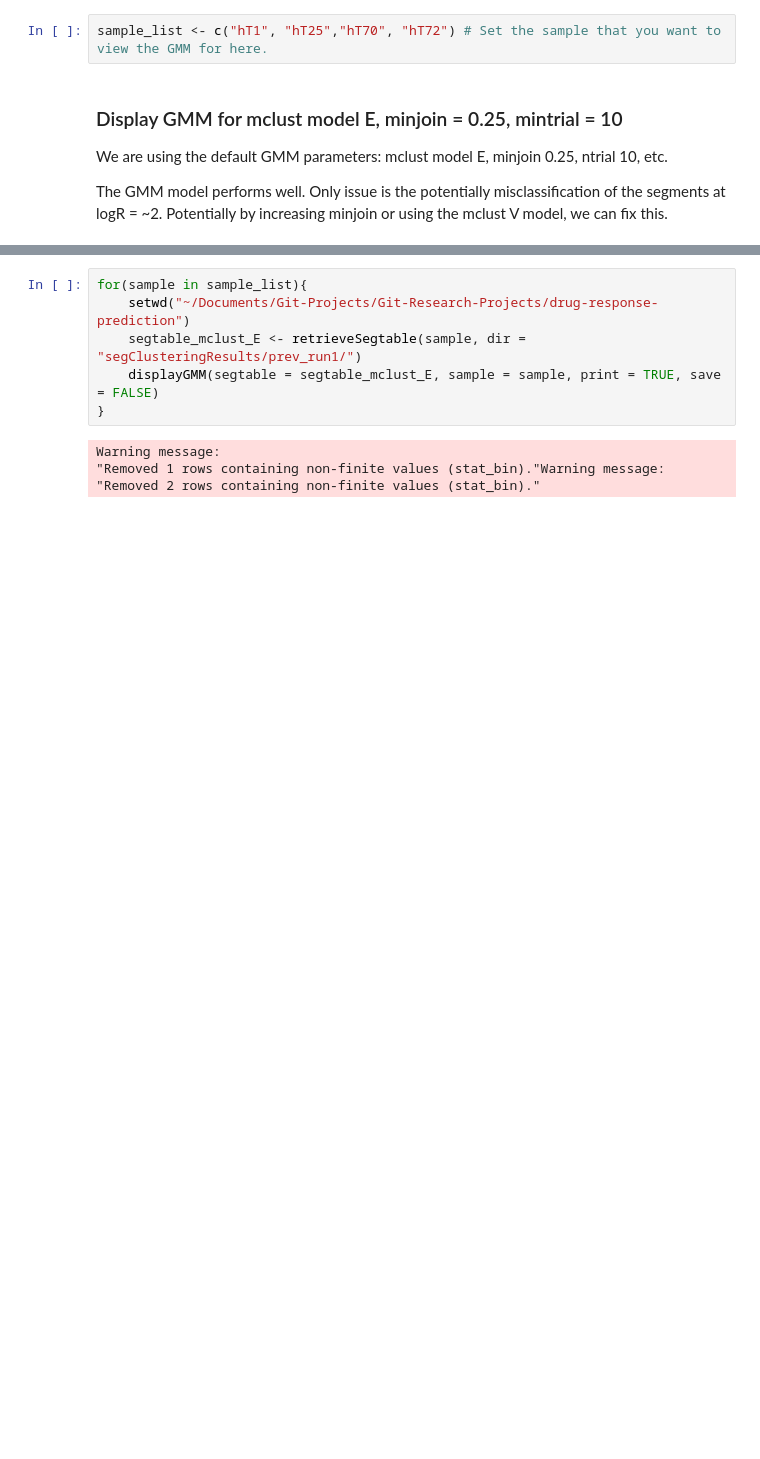
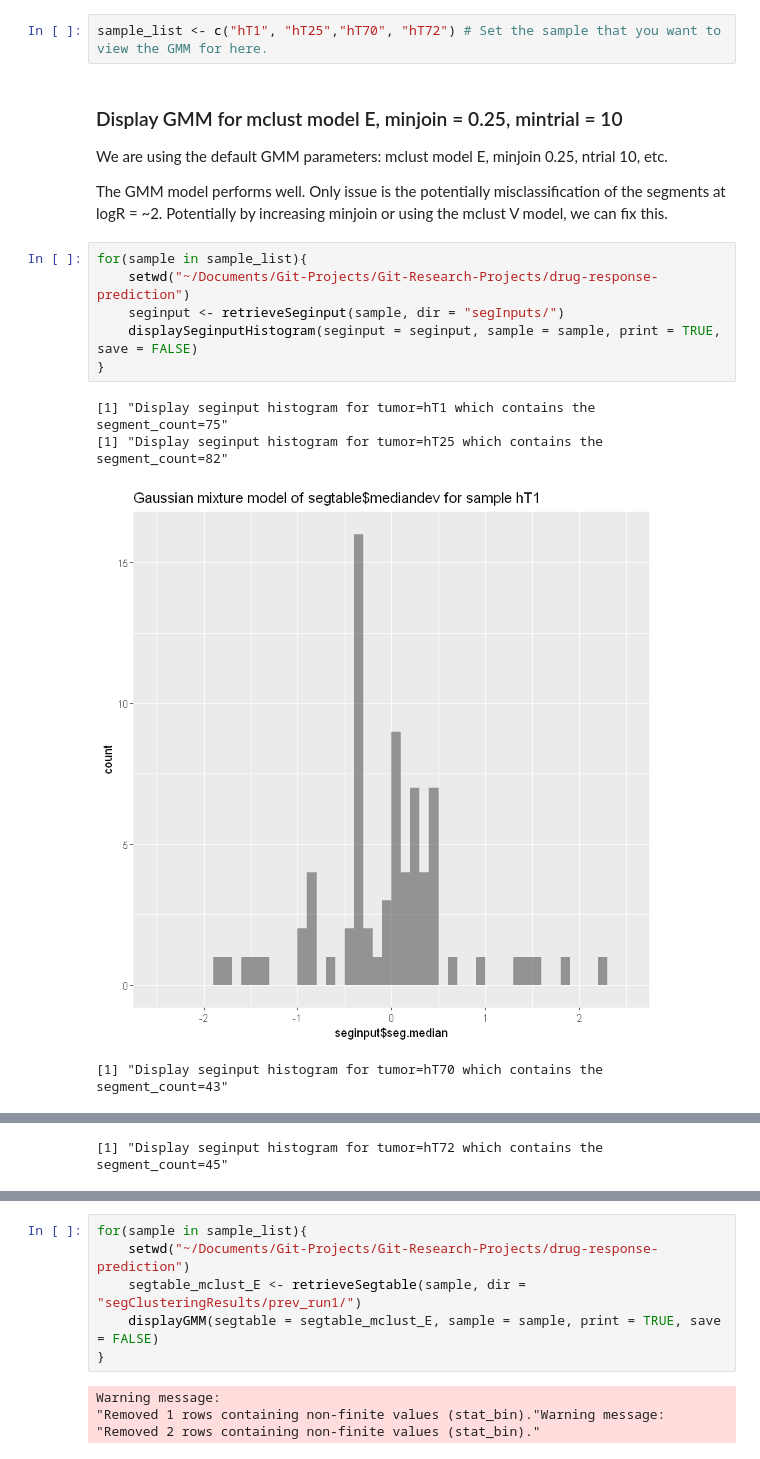
Before and after one commit to CodingBash/CNV-Clinical-Preprocessing, a Jupyter notebook: notebooks/Visualize GMMs from CNprep.ipynb, the cells around one changed output, grey strips where cells are left out. Saved outputs shown, nothing was run; the diff lists cells and outputs as text; blank space fills up the shorter version.

```diff
--- a/notebooks/Visualize GMMs from CNprep.ipynb
+++ b/notebooks/Visualize GMMs from CNprep.ipynb
@@ -14,3 +14,14 @@ sample_list <- c("hT1", "hT25","hT70", "hT72") # Set the sample that you want to
 We are using the default GMM parameters: mclust model E, minjoin 0.25, ntrial 10, etc.
 
 The GMM model performs well. Only issue is the potentially misclassification of the segments at logR = ~2. Potentially by increasing minjoin or using the mclust V model, we can fix this.
+# %%
+for(sample in sample_list){
+    setwd("~/Documents/Git-Projects/Git-Research-Projects/drug-response-prediction")
+    seginput <- retrieveSeginput(sample, dir = "segInputs/")
+    displaySeginputHistogram(seginput = seginput, sample = sample, print = TRUE, save = FALSE)
+}
+# %% [output]
+[1] "Display seginput histogram for tumor=hT1 which contains the segment_count=75"
+[1] "Display seginput histogram for tumor=hT25 which contains the segment_count=82"
+[figure, added]
+[1] "Display seginput histogram for tumor=hT70 which contains the segment_count=43"
@@ -16,0 +29 @@ The GMM model performs well. Only issue is the potentially misclassification of
+[1] "Display seginput histogram for tumor=hT72 which contains the segment_count=45"
```
Also changed, not shown: parts of 4 cells of this notebook, 13 other files.
